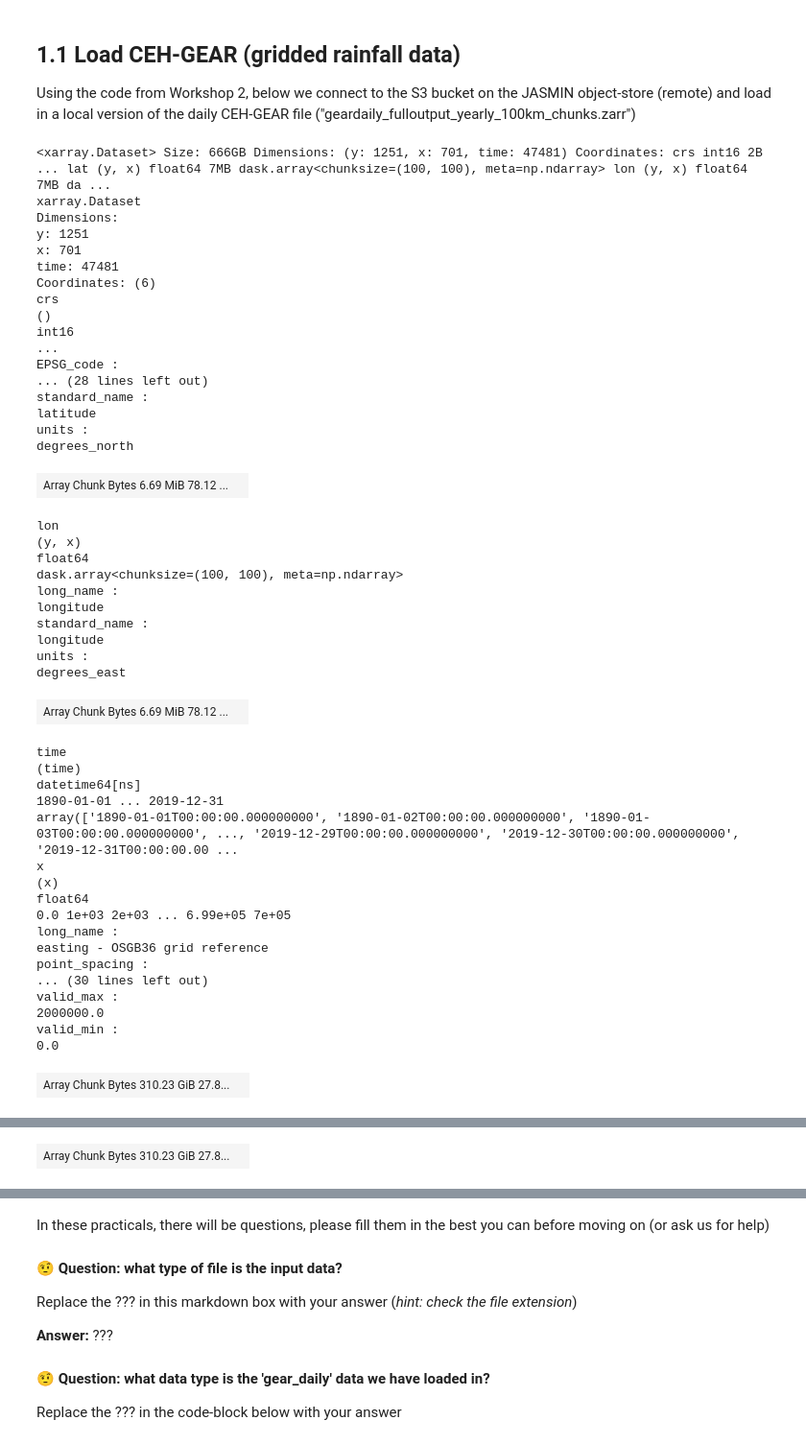
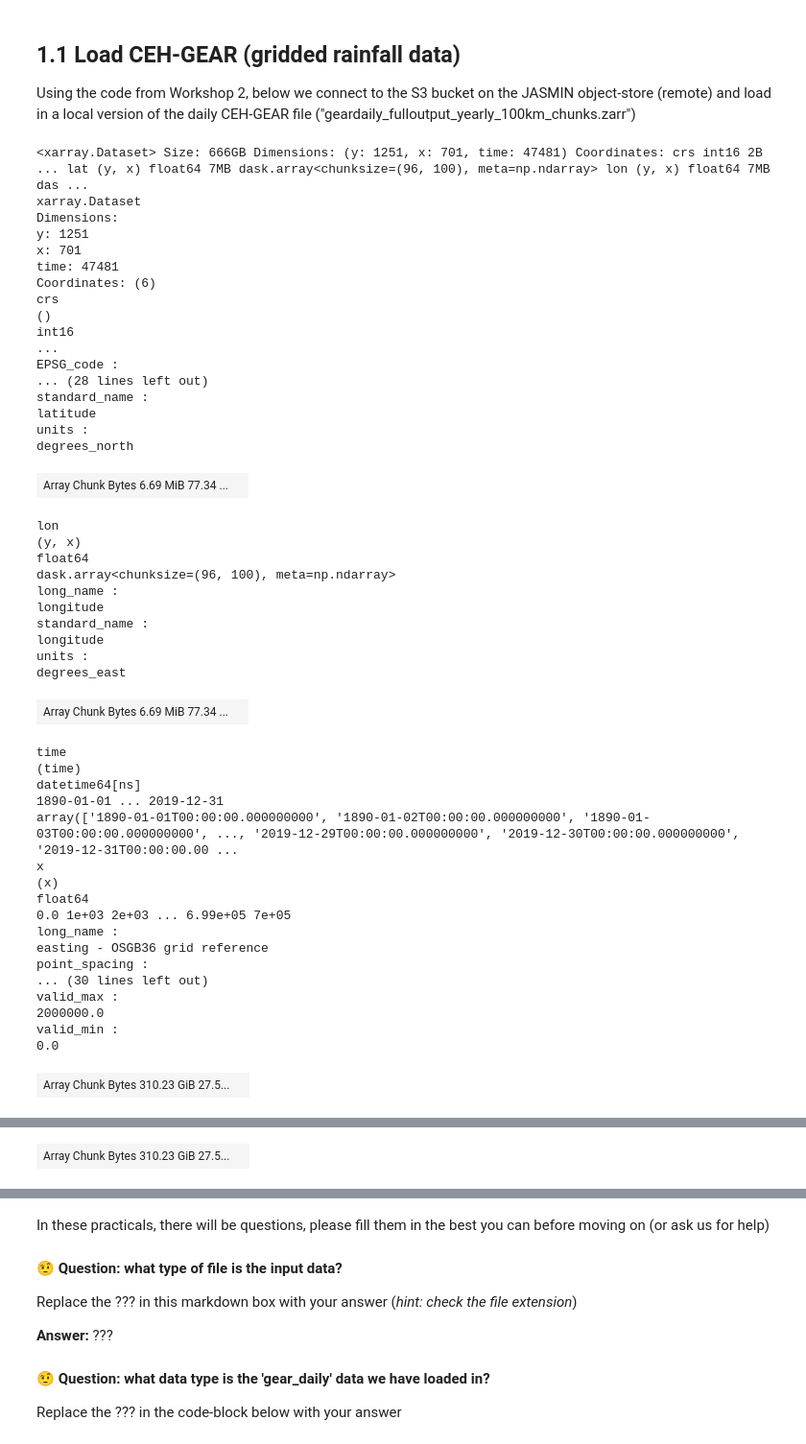
Before and after one commit to Thomasjkeel/UKCEH_Summer_School, a Jupyter notebook: Workshop_4/Workshop_4_rainfall_comparison.ipynb, the cells around one changed output, grey strips where cells are left out. Shown at 96% size. Cells and saved outputs as stored; diff of their text form; code cells hidden in the pictures.

```diff
--- a/Workshop_4/Workshop_4_rainfall_comparison.ipynb
+++ b/Workshop_4/Workshop_4_rainfall_comparison.ipynb
@@ -75,38 +75,39 @@ Using the code from Workshop 2, below we connect to the S3 bucket on the JASMIN
 # %%
 fdri_fs = fsspec.filesystem("s3", asynchronous=True, anon=True, endpoint_url="https://fdri-o.s3-ext.jc.rl.ac.uk")
 gear_daily_zstore = zarr.storage.FsspecStore(fdri_fs, path="geardaily/GB/geardaily_fulloutput_yearly_100km_chunks.zarr")
 gear_daily = xr.open_zarr(gear_daily_zstore, decode_times=True, decode_cf=True)
+gear_daily = gear_daily.sortby('y') # flip y coordinates
 gear_daily # 310 GB worth of data
 # %% [output]
-<xarray.Dataset> Size: 666GB Dimensions: (y: 1251, x: 701, time: 47481) Coordinates: crs int16 2B ... lat (y, x) float64 7MB dask.array<chunksize=(100, 100), meta=np.ndarray> lon (y, x) float64 7MB da ...
+<xarray.Dataset> Size: 666GB Dimensions: (y: 1251, x: 701, time: 47481) Coordinates: crs int16 2B ... lat (y, x) float64 7MB dask.array<chunksize=(96, 100), meta=np.ndarray> lon (y, x) float64 7MB das ...
 xarray.Dataset
 Dimensions:
 y: 1251
 x: 701
 time: 47481
 Coordinates: (6)
 crs
 ()
 int16
 ...
 EPSG_code :
 ... (28 lines left out)
 standard_name :
 latitude
 units :
 degrees_north
-| Array Chunk Bytes 6.69 MiB 78.12 ... |  |
+| Array Chunk Bytes 6.69 MiB 77.34 ... |  |
 lon
 (y, x)
 float64
-dask.array<chunksize=(100, 100), meta=np.ndarray>
+dask.array<chunksize=(96, 100), meta=np.ndarray>
 long_name :
 longitude
 standard_name :
 longitude
 units :
 degrees_east
-| Array Chunk Bytes 6.69 MiB 78.12 ... |  |
+| Array Chunk Bytes 6.69 MiB 77.34 ... |  |
 time
 (time)
 datetime64[ns]
@@ -124,7 +125,7 @@ valid_max :
 2000000.0
 valid_min :
 0.0
-| Array Chunk Bytes 310.23 GiB 27.8... |  |
+| Array Chunk Bytes 310.23 GiB 27.5... |  |
 rainfall_amount
 (time, y, x)
 float64
@@ -141,7 +142,7 @@ valid_max :
 10000.0
 valid_min :
 -20.0
-| Array Chunk Bytes 310.23 GiB 27.8... |  |
+| Array Chunk Bytes 310.23 GiB 27.5... |  |
 Indexes: (3)
 time
 PandasIndex
```
Also changed, not shown: parts of 30 cells of this notebook.
